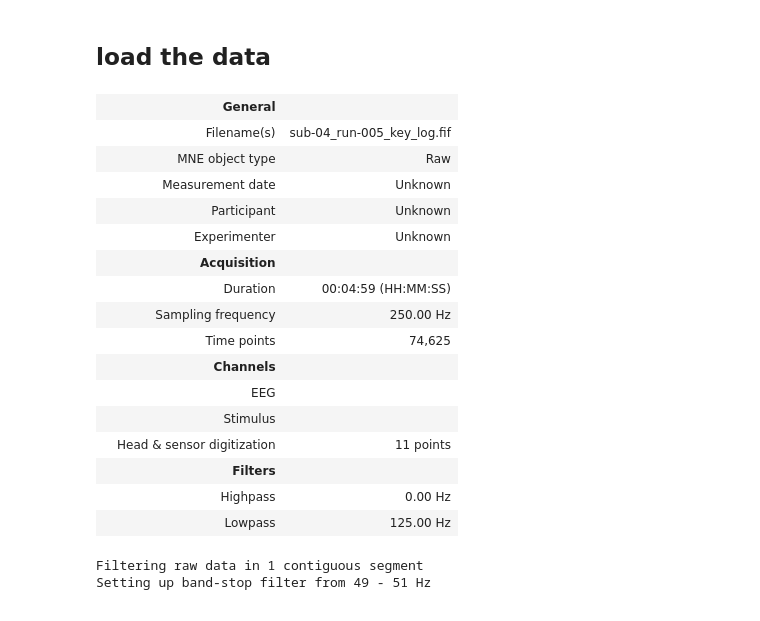
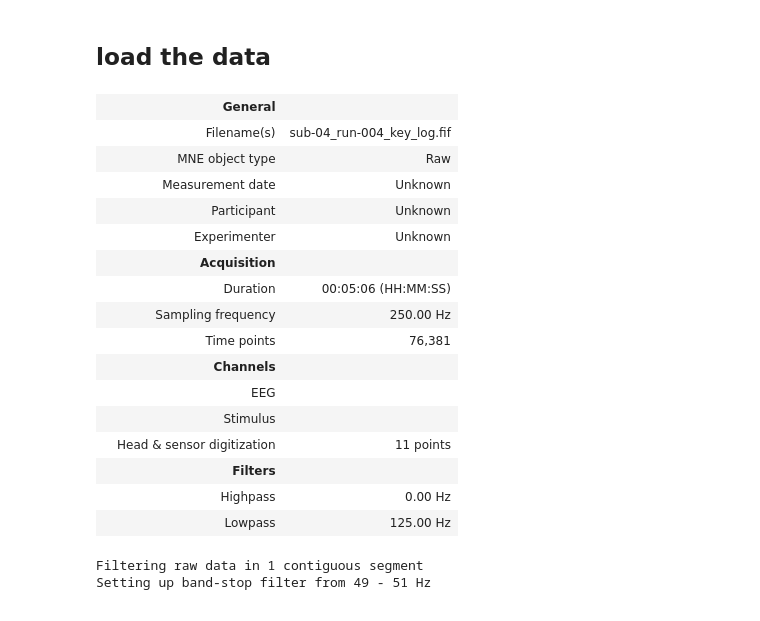
Before and after one commit to erikbwu/RETEV2025, a Jupyter notebook: notebooks/signal_analysis.ipynb, the cells around one changed output. Cells and saved outputs as stored; diff of their text form; code cells hidden in the pictures.

```diff
--- a/notebooks/signal_analysis.ipynb
+++ b/notebooks/signal_analysis.ipynb
@@ -14,28 +14,28 @@ import ipywidgets as widgets
 # %% [markdown]
 ## load the data
 # %%
-relative_fif_path = "/data/datasets/fif/sub-04/sub-04_run-005_key_log.fif"
+relative_fif_path = "/data/datasets/fif/sub-04/sub-04_run-004_key_log.fif"
 
 possible_base_paths = [os.getcwd(), os.getcwd() + '/RETEV2025/', os.getcwd() + '/../', '']
 possible_fif_file_paths = [base_path + relative_fif_path for base_path in possible_base_paths]
 existing_fif_file_paths = [path for path in possible_fif_file_paths if os.path.exists(path)]
 assert len(existing_fif_file_paths) != 0, f"File not found. Given relative path {relative_fif_path}. None of the following absolute paths exists {", ".join(possible_fif_file_paths)}. Start your python "
 fif_file_path = existing_fif_file_paths[0]
 assert os.path.exists(fif_file_path), "File not found (this should not occur)"
 
 raw = mne.io.read_raw_fif(fif_file_path, verbose=False, preload=True)
 raw
 # %% [output]
 |  | General |  |
-|  | Filename(s) | sub-04_run-005_key_log.fif |
+|  | Filename(s) | sub-04_run-004_key_log.fif |
 |  | MNE object type | Raw |
 |  | Measurement date | Unknown |
 |  | Participant | Unknown |
 |  | Experimenter | Unknown |
 |  | Acquisition |  |
-|  | Duration | 00:04:59 (HH:MM:SS) |
+|  | Duration | 00:05:06 (HH:MM:SS) |
 |  | Sampling frequency | 250.00 Hz |
-|  | Time points | 74,625 |
+|  | Time points | 76,381 |
 |  | Channels |  |
 |  | EEG |  |
 |  | Stimulus |  |
```
Also changed, not shown: parts of 9 cells of this notebook, 4 other files.
